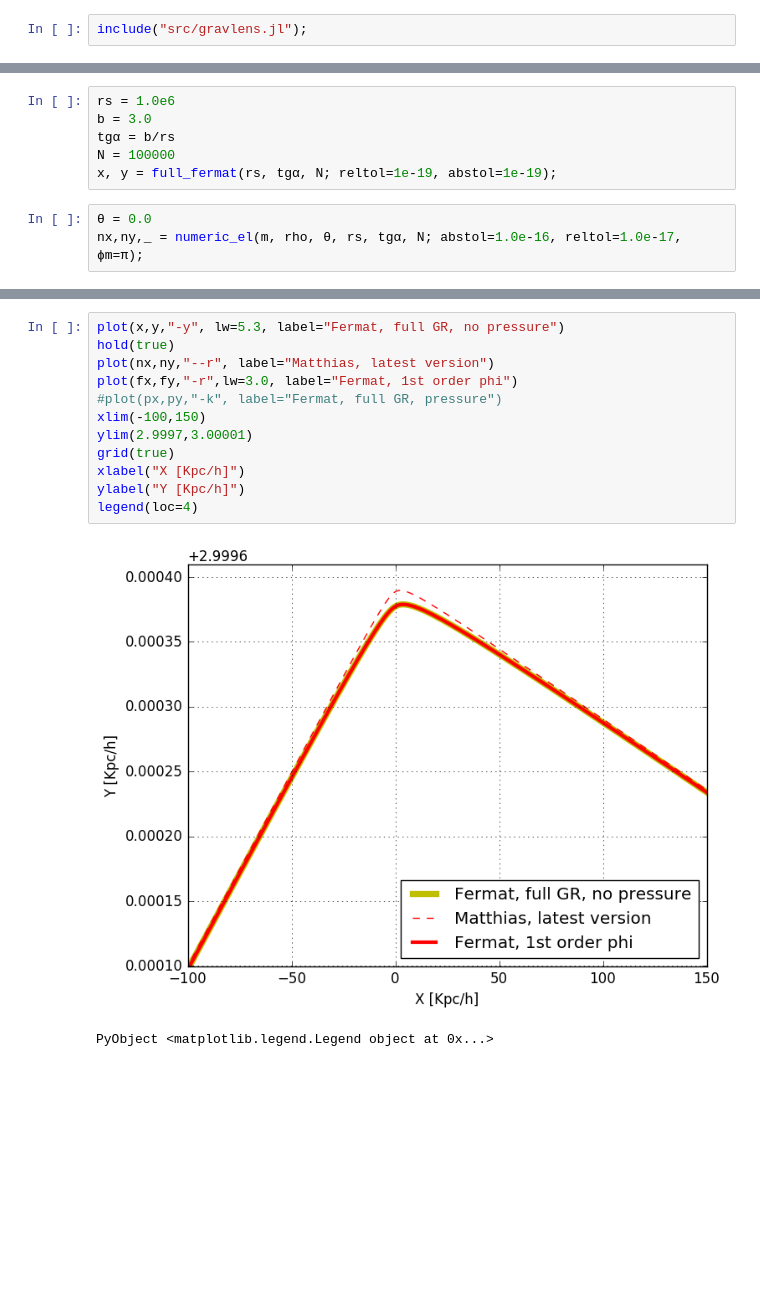
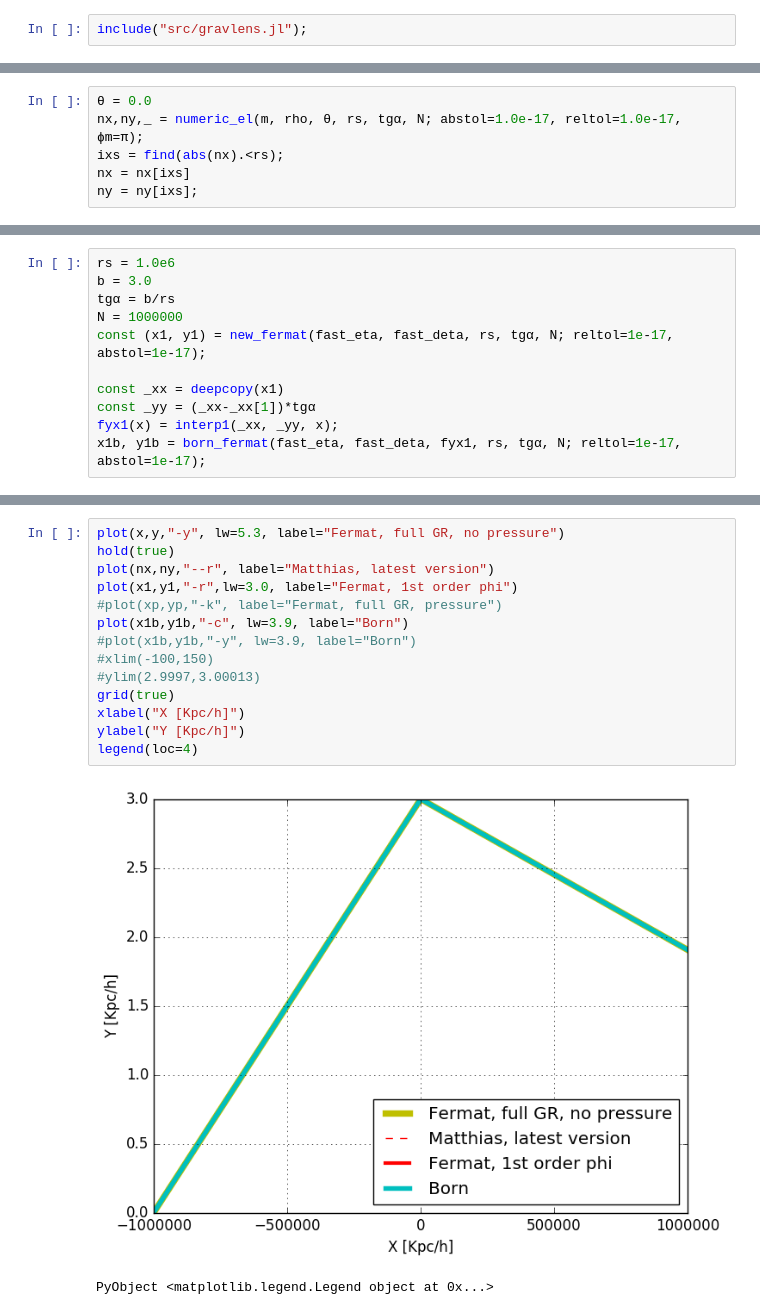
Before and after one commit to skariel/Lensing, a Jupyter notebook: ISO.ipynb, the cells around one changed output, grey strips where cells are left out. Cells and saved outputs as stored; diff of their text form; blank space fills up the shorter version.

```diff
--- a/ISO.ipynb
+++ b/ISO.ipynb
@@ -77,0 +151,6 @@ end;
+# %%
+θ = 0.0
+nx,ny,_ = numeric_el(m, rho, θ, rs, tgα, N; abstol=1.0e-17, reltol=1.0e-17, ϕm=π);
+ixs = find(abs(nx).<rs);
+nx = nx[ixs]
+ny = ny[ixs];
@@ -142,9 +164,0 @@ full_fermat_p (generic function with 2 methods)
-# %%
-rs = 1.0e6
-b = 3.0
-tgα = b/rs
-N = 100000
-x, y = full_fermat(rs, tgα, N; reltol=1e-19, abstol=1e-19);
-# %%
-θ = 0.0
-nx,ny,_ = numeric_el(m, rho, θ, rs, tgα, N; abstol=1.0e-16, reltol=1.0e-17, ϕm=π);
@@ -163,0 +165,11 @@ fx, fy = fermat(phi, force, rs, tgα, N; abstol=1e-15, reltol=1e-15, ext=1.3);
+# %%
+rs = 1.0e6
+b = 3.0
+tgα = b/rs
+N = 1000000
+const (x1, y1) = new_fermat(fast_eta, fast_deta, rs, tgα, N; reltol=1e-17, abstol=1e-17);
+
+const _xx = deepcopy(x1)
+const _yy = (_xx-_xx[1])*tgα
+fyx1(x) = interp1(_xx, _yy, x);
+x1b, y1b = born_fermat(fast_eta, fast_deta, fyx1, rs, tgα, N; reltol=1e-17, abstol=1e-17);
@@ -164,15 +181,17 @@ fx, fy = fermat(phi, force, rs, tgα, N; abstol=1e-15, reltol=1e-15, ext=1.3);
 # %%
 plot(x,y,"-y", lw=5.3, label="Fermat, full GR, no pressure")
 hold(true)
 plot(nx,ny,"--r", label="Matthias, latest version")
-plot(fx,fy,"-r",lw=3.0, label="Fermat, 1st order phi")
-#plot(px,py,"-k", label="Fermat, full GR, pressure")
-xlim(-100,150)
-ylim(2.9997,3.00001)
+plot(x1,y1,"-r",lw=3.0, label="Fermat, 1st order phi")
+#plot(xp,yp,"-k", label="Fermat, full GR, pressure")
+plot(x1b,y1b,"-c", lw=3.9, label="Born")
+#plot(x1b,y1b,"-y", lw=3.9, label="Born")
+#xlim(-100,150)
+#ylim(2.9997,3.00013)
 grid(true)
 xlabel("X [Kpc/h]")
 ylabel("Y [Kpc/h]")
 legend(loc=4)
 # %% [output]
-[figure, old version]
+[figure, new version]
 PyObject <matplotlib.legend.Legend object at 0x...>
```
Also changed, not shown: parts of 23 cells of this notebook, 1 other file.
